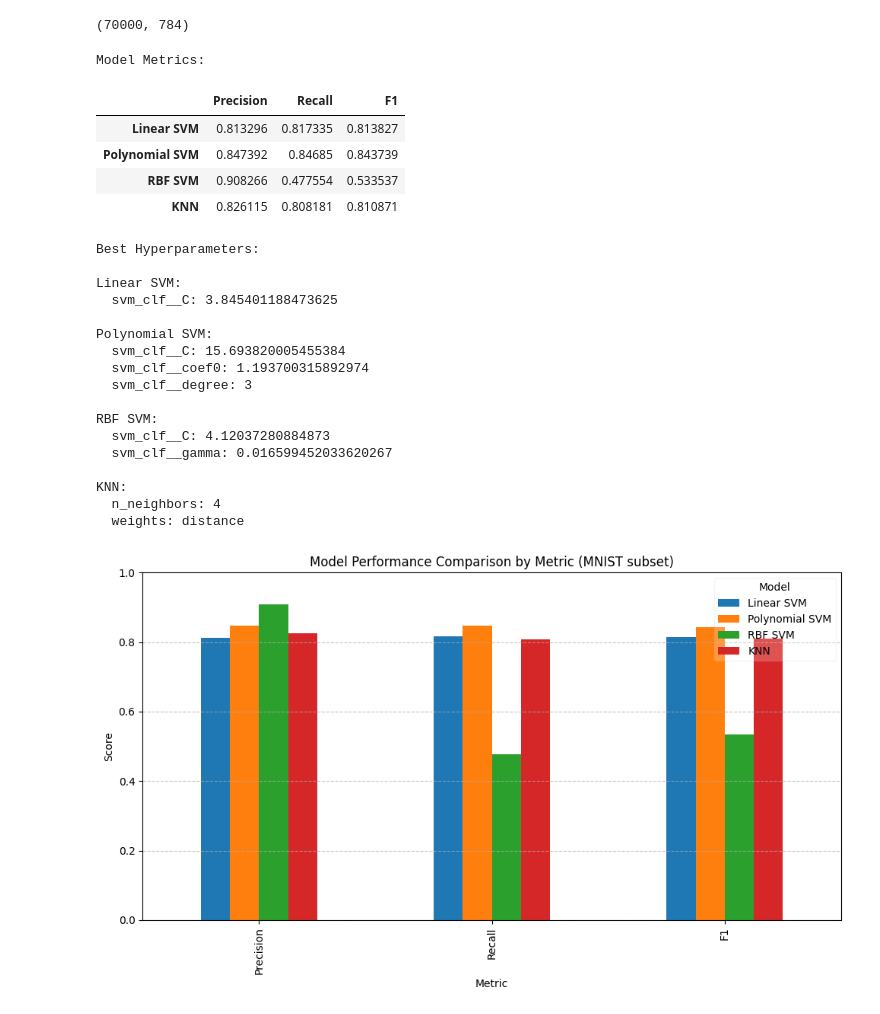
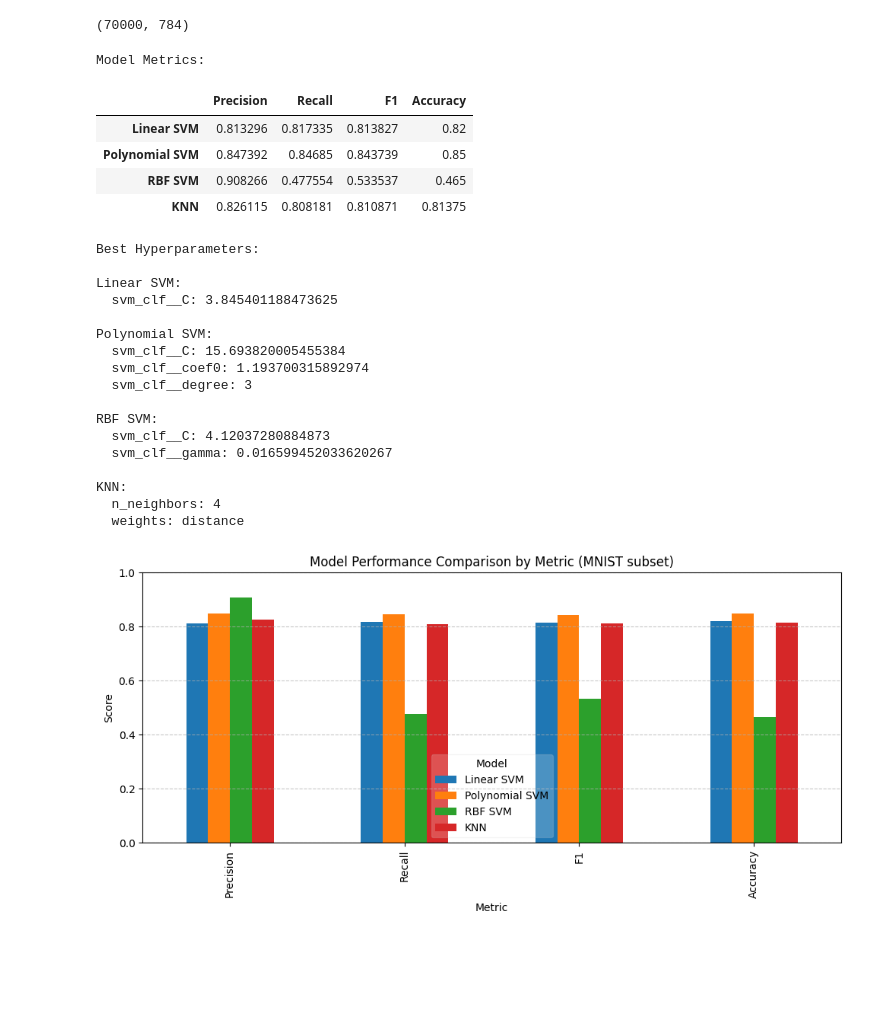
Before and after one commit to FelixH-git/SVM-Pipeline, a Jupyter notebook: lab5.ipynb, the cells around one changed output. Drawn from its saved outputs; the diff is of its cells as text; code cells hidden in the pictures; blank space fills up the shorter version.

```diff
--- a/lab5.ipynb
+++ b/lab5.ipynb
@@ -54,6 +56,7 @@ scorers = {
 }
 # %%
 from sklearn.model_selection import RandomizedSearchCV
+from sklearn.metrics import f1_score, precision_score, recall_score, accuracy_score
 import time
 
 models = {
@@ -78,11 +81,14 @@ for name, (model, params) in models.items():
     f1 = f1_score(y_test, y_pred, average='macro')
     prec = precision_score(y_test, y_pred, average='macro')
     rec = recall_score(y_test, y_pred, average='macro')
+    acc = accuracy_score(y_test, y_pred)
+
     results[name] = {
         "Best Params": rnd_search.best_params_,
         "F1": f1,
         "Precision": prec,
         "Recall": rec,
+        "Accuracy": acc,
         "Training Time (s)": train_time
     }
 # %%
@@ -101,12 +107,14 @@ y_pred = cross_val_predict(knn_clf, X_train, y_train, cv=3)
 precision = precision_score(y_train, y_pred, average='macro')
 recall = recall_score(y_train, y_pred, average='macro')
 f1 = f1_score(y_train, y_pred, average='macro')
+accuracy = accuracy_score(y_train, y_pred)
 # %%
 results["KNN"] = {
     "Best Params": {"n_neighbors": 4, "weights": "distance"},
     "Precision": precision,
     "Recall": recall,
     "F1": f1,
+    "Accuracy": accuracy,
     "Training Time (s)": train_time
 }
 # %%
@@ -115,7 +123,7 @@ import numpy as np
 import pandas as pd
 
 results_df = pd.DataFrame(results).T
-metrics_df = results_df[["Precision", "Recall", "F1"]]
+metrics_df = results_df[["Precision", "Recall", "F1", "Accuracy"]]
 params_df = results_df[["Best Params"]]
 
 print("Model Metrics:")
@@ -128,13 +136,11 @@ for model, row in params_df.iterrows():
         print(f"  {k}: {v}")
 
 
-metrics_df = results_df[["Precision", "Recall", "F1"]]
-
 metrics_df = metrics_df.T
 
 metrics_df.plot(
     kind='bar',
-    figsize=(10, 6),
+    figsize=(10, 5),
     title='Model Performance Comparison by Metric (MNIST subset)',
     stacked=False
 )
@@ -146,36 +152,36 @@ plt.grid(axis='y', linestyle='--', alpha=0.7)
 plt.legend(title="Model", framealpha=0.2)
 plt.tight_layout()
 plt.show()
 
 
 results_df[["Training Time (s)"]].plot(kind='bar', figsize=(8,5), color='orange')
 plt.title("SVM Model Training Time Comparison (MNIST subset)")
 plt.ylabel("Time (seconds)")
 plt.grid(axis='y', linestyle='--', alpha=0.7)
 plt.xticks(rotation=0)
 plt.show()
 # %% [output]
 Model Metrics:
-|  | Precision | Recall | F1 |
-| Linear SVM | 0.813296 | 0.817335 | 0.813827 |
-| Polynomial SVM | 0.847392 | 0.84685 | 0.843739 |
-| RBF SVM | 0.908266 | 0.477554 | 0.533537 |
-| KNN | 0.826115 | 0.808181 | 0.810871 |
+|  | Precision | Recall | F1 | Accuracy |
+| Linear SVM | 0.813296 | 0.817335 | 0.813827 | 0.82 |
+| Polynomial SVM | 0.847392 | 0.84685 | 0.843739 | 0.85 |
+| RBF SVM | 0.908266 | 0.477554 | 0.533537 | 0.465 |
+| KNN | 0.826115 | 0.808181 | 0.810871 | 0.81375 |
 Best Hyperparameters:
 
 Linear SVM:
   svm_clf__C: 3.845401188473625
 
 Polynomial SVM:
   svm_clf__C: 15.693820005455384
   svm_clf__coef0: 1.193700315892974
   svm_clf__degree: 3
 
 RBF SVM:
   svm_clf__C: 4.12037280884873
   svm_clf__gamma: 0.016599452033620267
 
 KNN:
   n_neighbors: 4
   weights: distance
-[figure, old version]
+[figure, new version]
```
Also changed, not shown: parts of 2 cells of this notebook.
